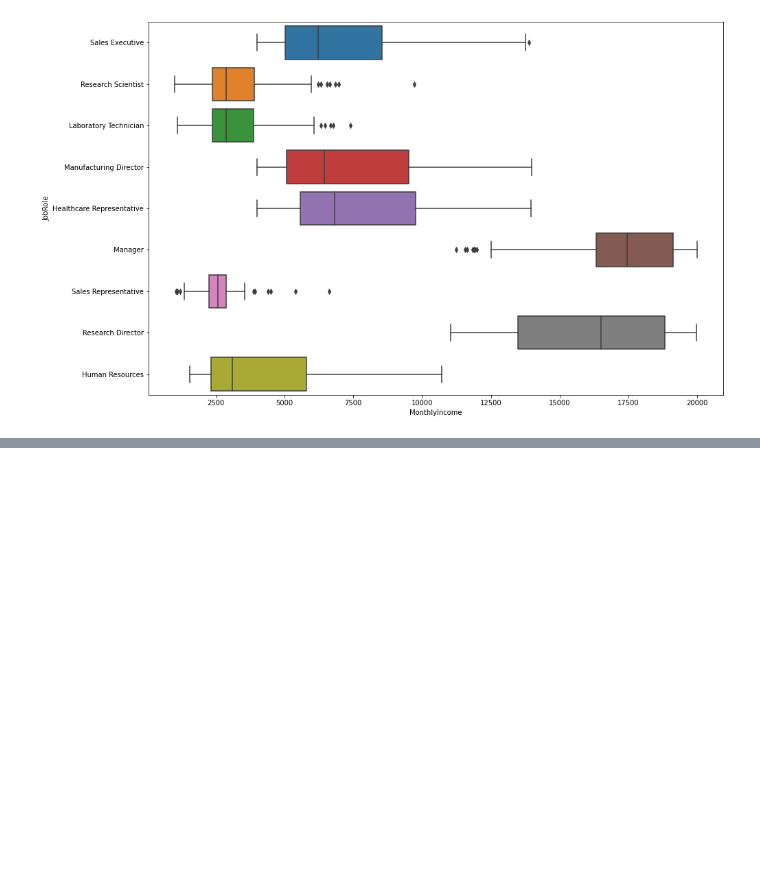
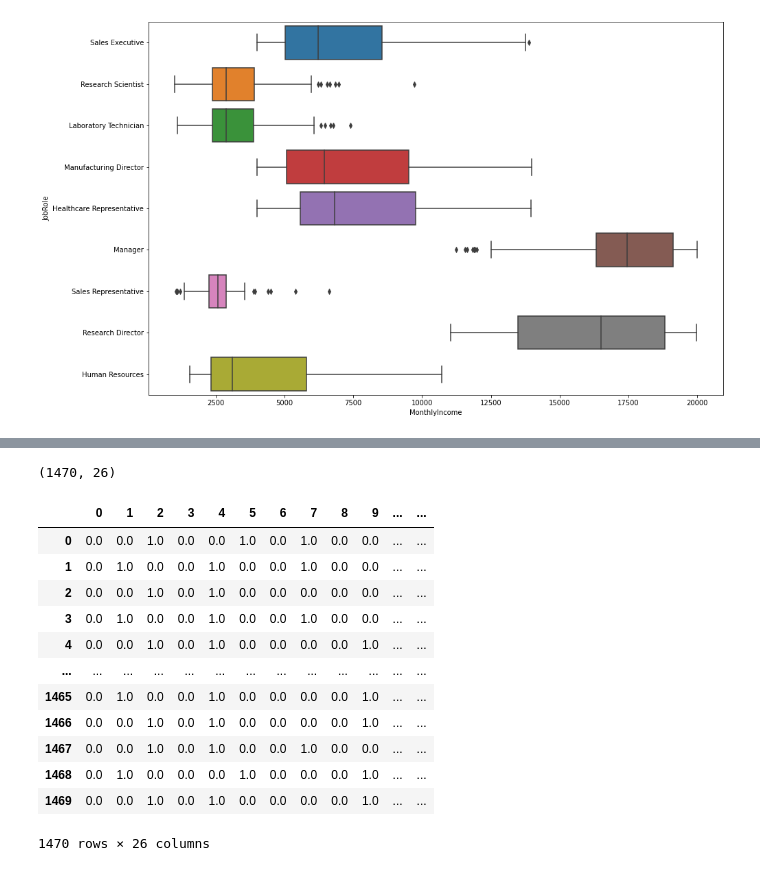
Before and after one commit to eeeds/Projects, a Jupyter notebook: 16- Classification models (RRHH Project)/Project16_classification.ipynb, the cells around one changed output, grey strips where cells are left out. Saved outputs shown, nothing was run; the diff lists cells and outputs as text; code cells hidden in the pictures; blank space fills up the shorter version.

```diff
--- a/16- Classification models (RRHH Project)/Project16_classification.ipynb
+++ b/16- Classification models (RRHH Project)/Project16_classification.ipynb
@@ -264,0 +263,3 @@ sns.boxplot(x='MonthlyIncome', y='JobRole', data = employee_df)
+# %%
+#Cleaning data
+X_cat = employee_df[['BusinessTravel', 'Department', 'EducationField', 'Gender', 'JobRole', 'MaritalStatus']]
@@ -264,0 +283,25 @@ sns.boxplot(x='MonthlyIncome', y='JobRole', data = employee_df)
+# %%
+from sklearn.preprocessing import OneHotEncoder
+onehot = OneHotEncoder()
+X_cat = onehot.fit_transform(X_cat).toarray()
+# %%
+X_cat.shape
+# %% [output]
+(1470, 26)
+# %%
+X_cat  = pd.DataFrame(X_cat)
+X_cat
+# %% [output]
+|  | 0 | 1 | 2 | 3 | 4 | 5 | 6 | 7 | 8 | 9 | ... | ... |
+| 0 | 0.0 | 0.0 | 1.0 | 0.0 | 0.0 | 1.0 | 0.0 | 1.0 | 0.0 | 0.0 | ... | ... |
+| 1 | 0.0 | 1.0 | 0.0 | 0.0 | 1.0 | 0.0 | 0.0 | 1.0 | 0.0 | 0.0 | ... | ... |
+| 2 | 0.0 | 0.0 | 1.0 | 0.0 | 1.0 | 0.0 | 0.0 | 0.0 | 0.0 | 0.0 | ... | ... |
+| 3 | 0.0 | 1.0 | 0.0 | 0.0 | 1.0 | 0.0 | 0.0 | 1.0 | 0.0 | 0.0 | ... | ... |
+| 4 | 0.0 | 0.0 | 1.0 | 0.0 | 1.0 | 0.0 | 0.0 | 0.0 | 0.0 | 1.0 | ... | ... |
+| ... | ... | ... | ... | ... | ... | ... | ... | ... | ... | ... | ... | ... |
+| 1465 | 0.0 | 1.0 | 0.0 | 0.0 | 1.0 | 0.0 | 0.0 | 0.0 | 0.0 | 1.0 | ... | ... |
+| 1466 | 0.0 | 0.0 | 1.0 | 0.0 | 1.0 | 0.0 | 0.0 | 0.0 | 0.0 | 1.0 | ... | ... |
+| 1467 | 0.0 | 0.0 | 1.0 | 0.0 | 1.0 | 0.0 | 0.0 | 1.0 | 0.0 | 0.0 | ... | ... |
+| 1468 | 0.0 | 1.0 | 0.0 | 0.0 | 0.0 | 1.0 | 0.0 | 0.0 | 0.0 | 1.0 | ... | ... |
+| 1469 | 0.0 | 0.0 | 1.0 | 0.0 | 1.0 | 0.0 | 0.0 | 0.0 | 0.0 | 1.0 | ... | ... |
+1470 rows × 26 columns
```
Also changed, not shown: parts of 14 cells of this notebook.
